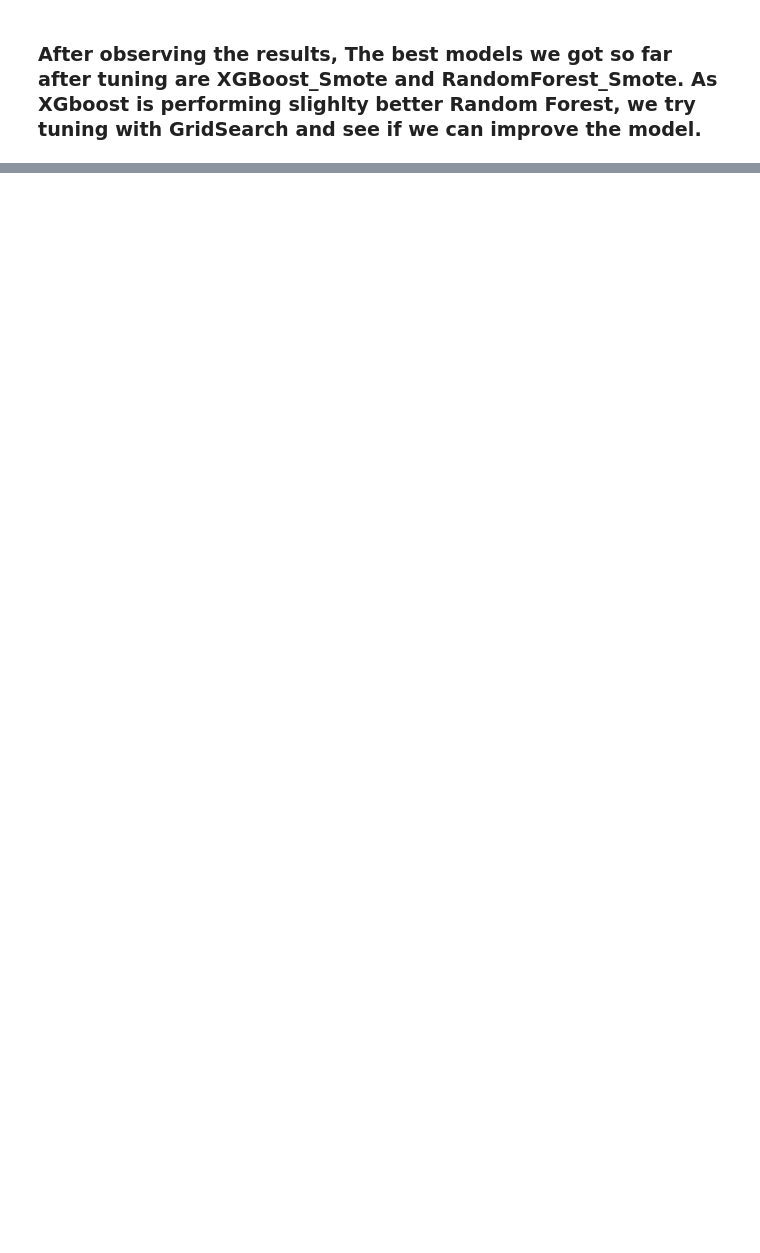
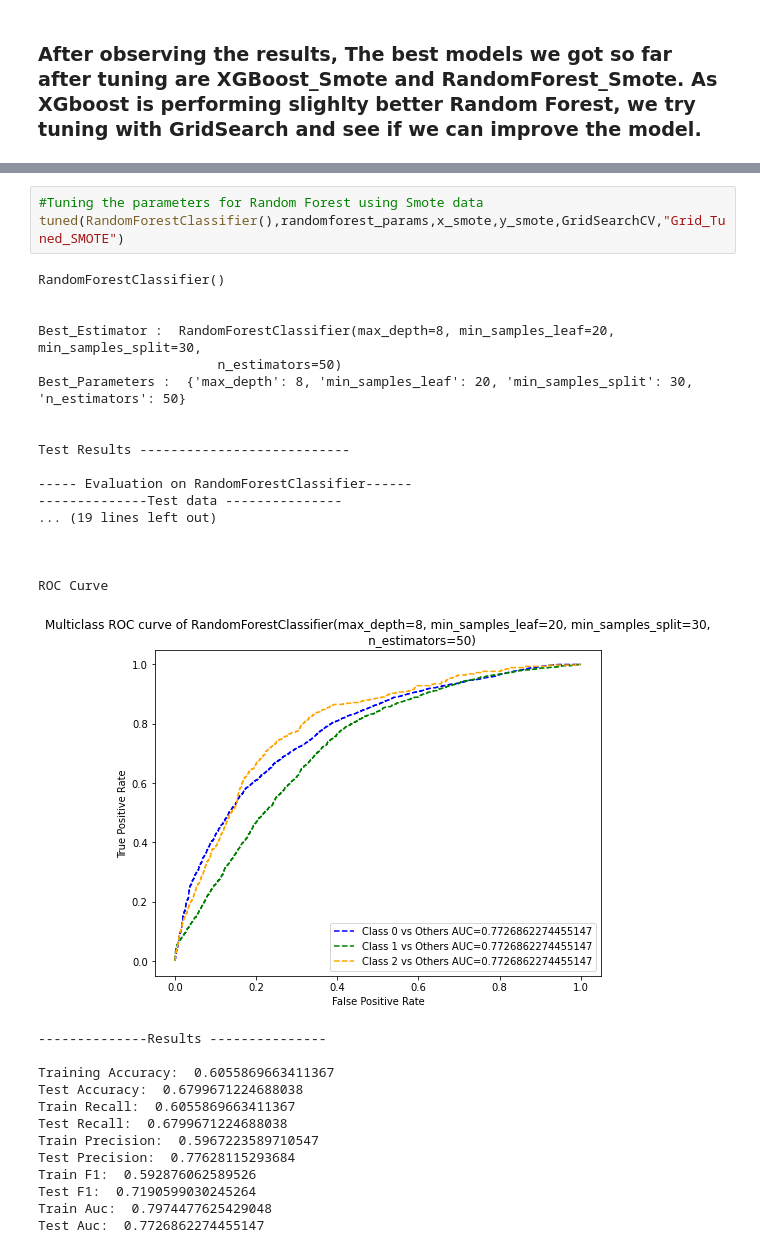
Before and after one commit to Dany511/Email-Campaign-Effectiveness-Prediction, a Jupyter notebook: Email_Campaign_Capstone.ipynb, the cells around one changed output, grey strips where cells are left out. Drawn from its saved outputs; the diff is of its cells as text; blank space fills up the shorter version.

```diff
--- a/Email_Campaign_Capstone.ipynb
+++ b/Email_Campaign_Capstone.ipynb
@@ -1374,0 +1411,34 @@ Test Auc:  0.7804826544349268
+# %%
+#Tuning the parameters for Random Forest using Smote data
+tuned(RandomForestClassifier(),randomforest_params,x_smote,y_smote,GridSearchCV,"Grid_Tuned_SMOTE")
+# %% [output]
+RandomForestClassifier()
+
+
+Best_Estimator :  RandomForestClassifier(max_depth=8, min_samples_leaf=20, min_samples_split=30,
+                       n_estimators=50)
+Best_Parameters :  {'max_depth': 8, 'min_samples_leaf': 20, 'min_samples_split': 30, 'n_estimators': 50}
+
+
+Test Results ---------------------------
+
+----- Evaluation on RandomForestClassifier------
+--------------Test data ---------------
+... (19 lines left out)
+
+
+
+ROC Curve
+[figure, added]
+--------------Results ---------------
+
+Training Accuracy:  0.6055869663411367
+Test Accuracy:  0.6799671224688038
+Train Recall:  0.6055869663411367
+Test Recall:  0.6799671224688038
+Train Precision:  0.5967223589710547
+Test Precision:  0.77628115293684
+Train F1:  0.592876062589526
+Test F1:  0.7190599030245264
+Train Auc:  0.7974477625429048
+Test Auc:  0.7726862274455147
```
Also changed, not shown: parts of 33 cells of this notebook.
